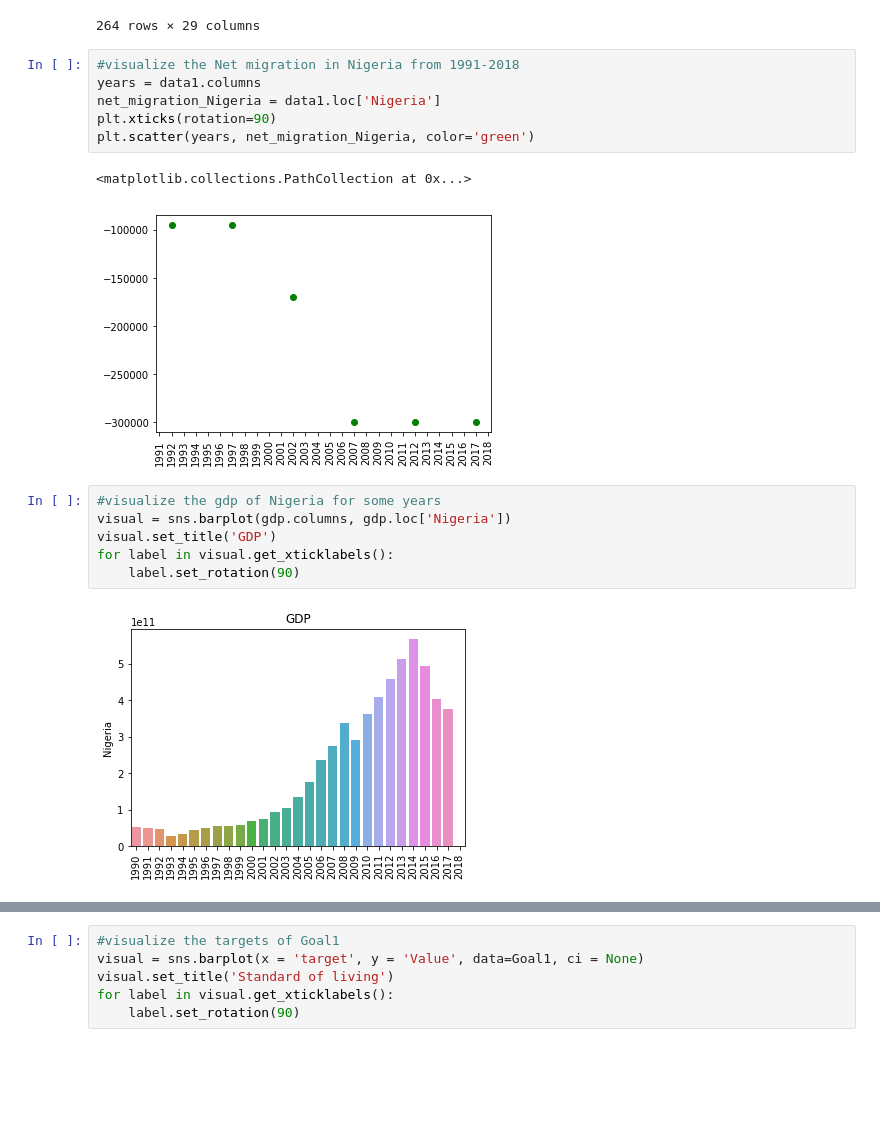
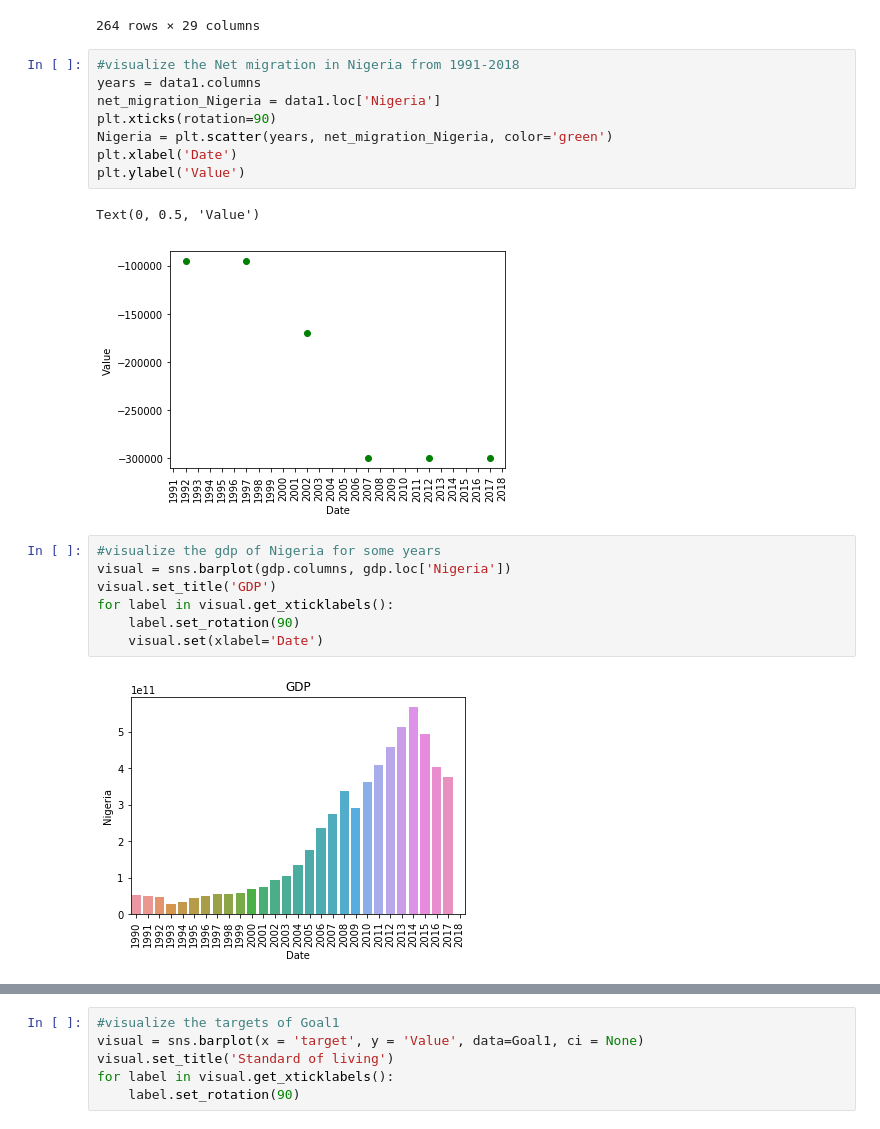
Before and after one commit to OmolaraAdisa/Omolara_capstone_project, a Jupyter notebook: Standard of living.ipynb, the cells around one changed output, grey strips where cells are left out. Cells and saved outputs as stored; diff of their text form; blank space fills up the shorter version.

```diff
--- a/Standard of living.ipynb
+++ b/Standard of living.ipynb
@@ -376,18 +376,21 @@ gdp
 years = data1.columns
 net_migration_Nigeria = data1.loc['Nigeria']
 plt.xticks(rotation=90)
-plt.scatter(years, net_migration_Nigeria, color='green')
+Nigeria = plt.scatter(years, net_migration_Nigeria, color='green')
+plt.xlabel('Date')
+plt.ylabel('Value')
 # %% [output]
-<matplotlib.collections.PathCollection at 0x...>
+Text(0, 0.5, 'Value')
-[figure, old version]
+[figure, new version]
 # %%
 #visualize the gdp of Nigeria for some years
 visual = sns.barplot(gdp.columns, gdp.loc['Nigeria'])
 visual.set_title('GDP')
 for label in visual.get_xticklabels():
     label.set_rotation(90)
+    visual.set(xlabel='Date')
 # %% [output]
-[figure, old version]
+[figure, new version]
 # %%
 #visualize the gdp of Nigeria and Rwanda for some years
 plt.plot(gdp.columns, gdp.loc['Rwanda'])
```
Also changed, not shown: parts of 20 cells of this notebook.
